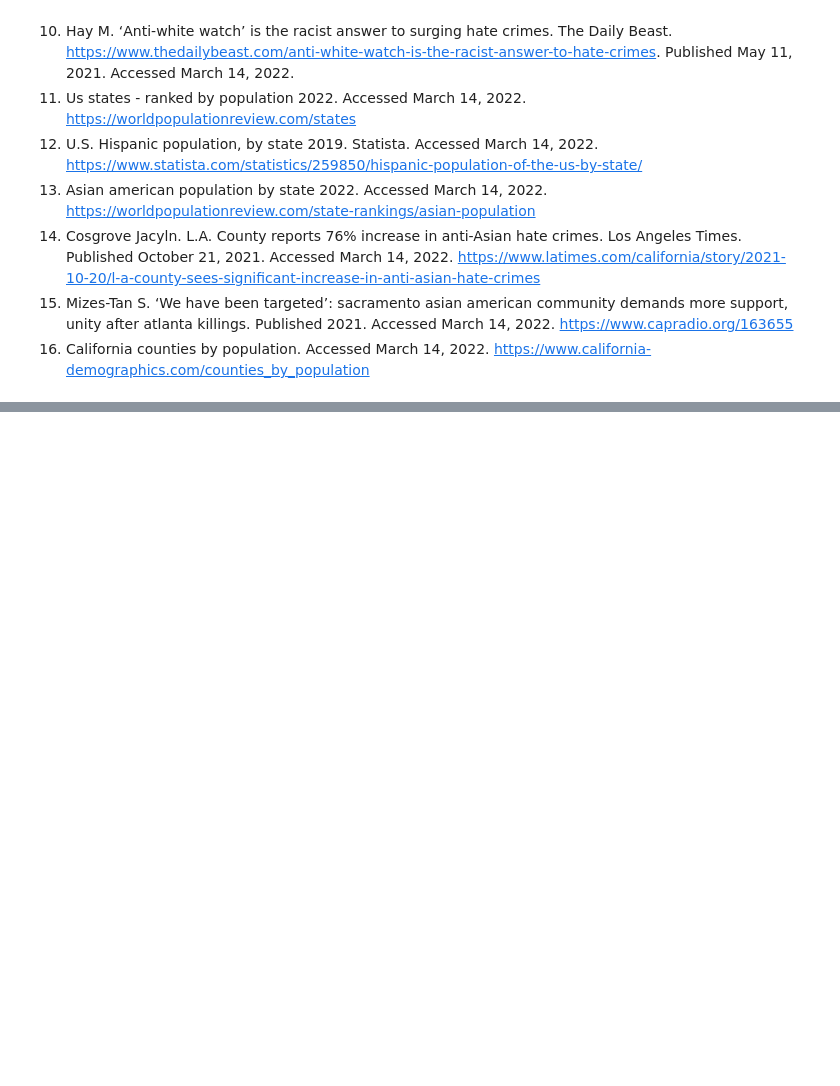
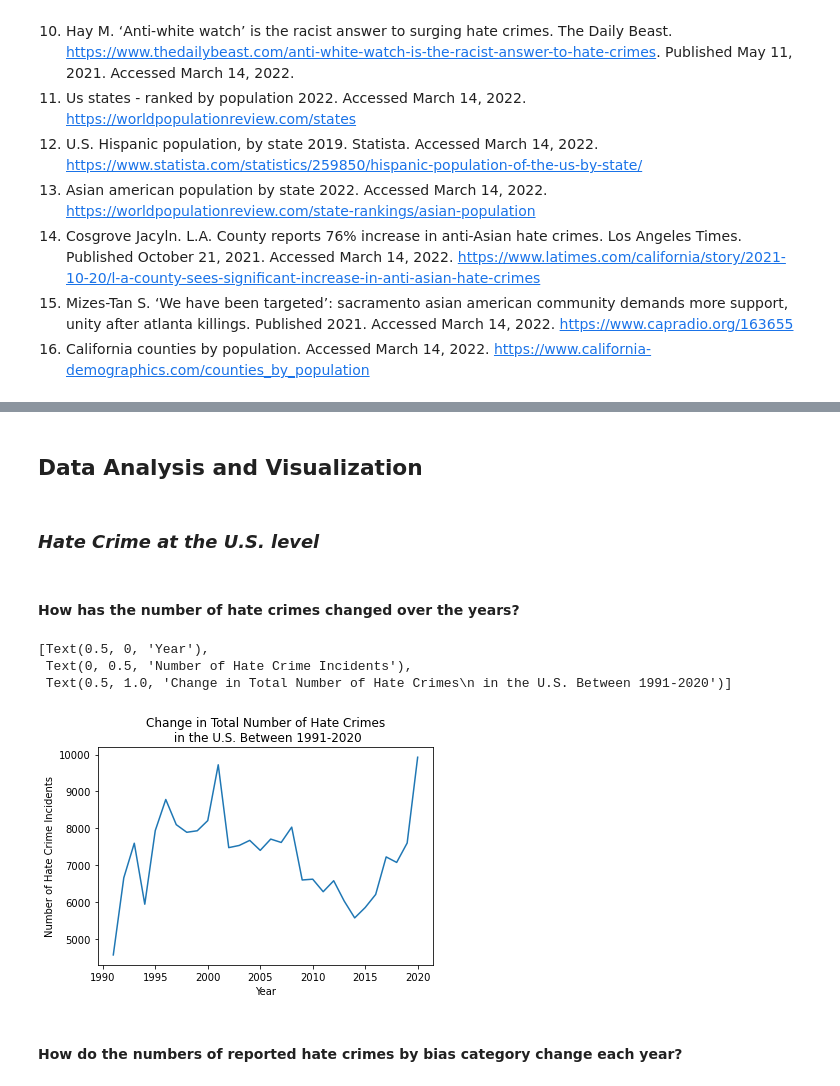
Before and after one commit to shraddha1803/STA_141B_Project, a Jupyter notebook: analysis/project_report.ipynb, the cells around one changed output, grey strips where cells are left out. Saved outputs shown, nothing was run; the diff lists cells and outputs as text; code cells hidden in the pictures; blank space fills up the shorter version.

```diff
--- a/analysis/project_report.ipynb
+++ b/analysis/project_report.ipynb
@@ -163,0 +322,23 @@ Click for interactive map: <a href="./figures/CA_racebias_20.html">Total Number
+# %% [markdown]
+## Data Analysis and Visualization
+# %% [markdown]
+### *Hate Crime at the U.S. level*
+# %% [markdown]
+#### How has the number of hate crimes changed over the years?
+# %%
+# Group number of hate crime incidents per year
+num_hc = pd.DataFrame(hc.groupby("year")["incident_id"].count())
+num_hc.reset_index(inplace = True)
+num_hc.columns = ["year","num_incidents"]
+
+# Plot reported hate crime incidents from 1991-2020
+num_hc_plot = sns.lineplot(data = num_hc, x = "year", y = "num_incidents")
+num_hc_plot.set(xlabel = "Year", ylabel = "Number of Hate Crime Incidents",
+                title = "Change in Total Number of Hate Crimes\n in the U.S. Between 1991-2020")
+# %% [output]
+[Text(0.5, 0, 'Year'),
+ Text(0, 0.5, 'Number of Hate Crime Incidents'),
+ Text(0.5, 1.0, 'Change in Total Number of Hate Crimes\n in the U.S. Between 1991-2020')]
+[figure, added]
+# %% [markdown]
+#### How do the numbers of reported hate crimes by bias category change each year?
```
Also changed, not shown: parts of 61 cells of this notebook, 1 other file.
